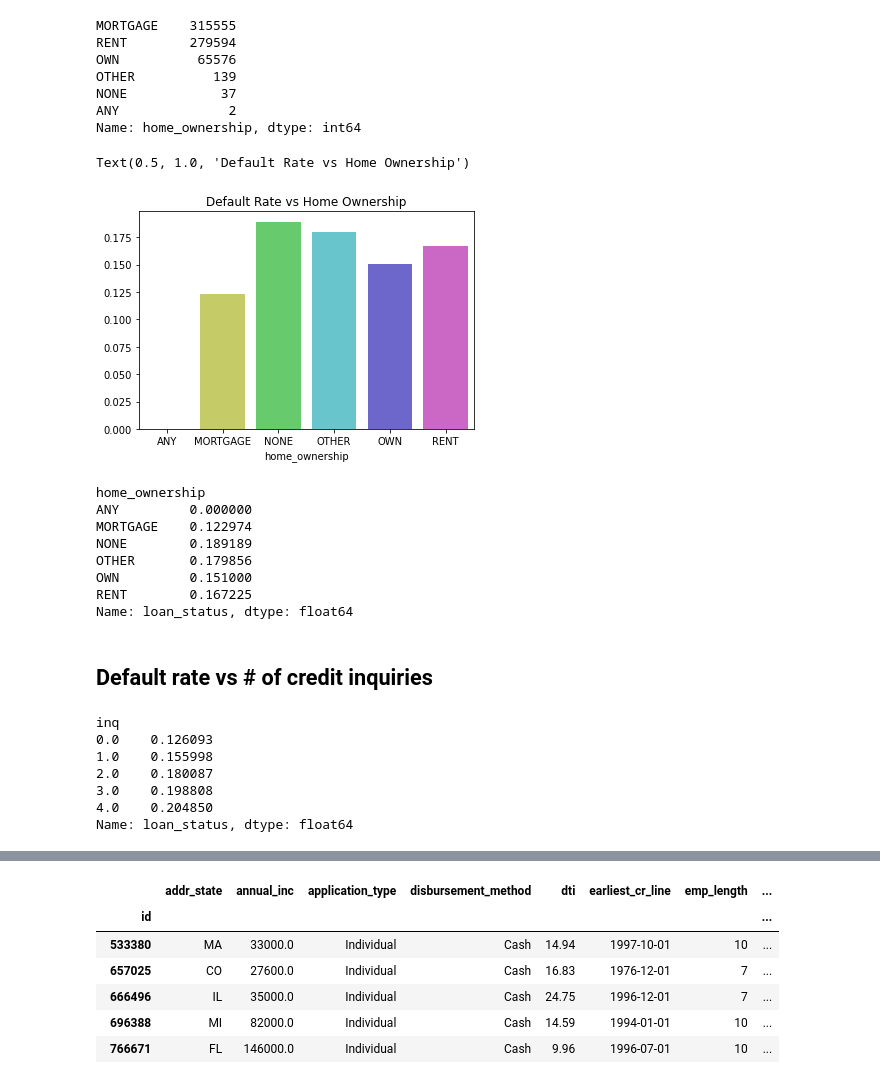
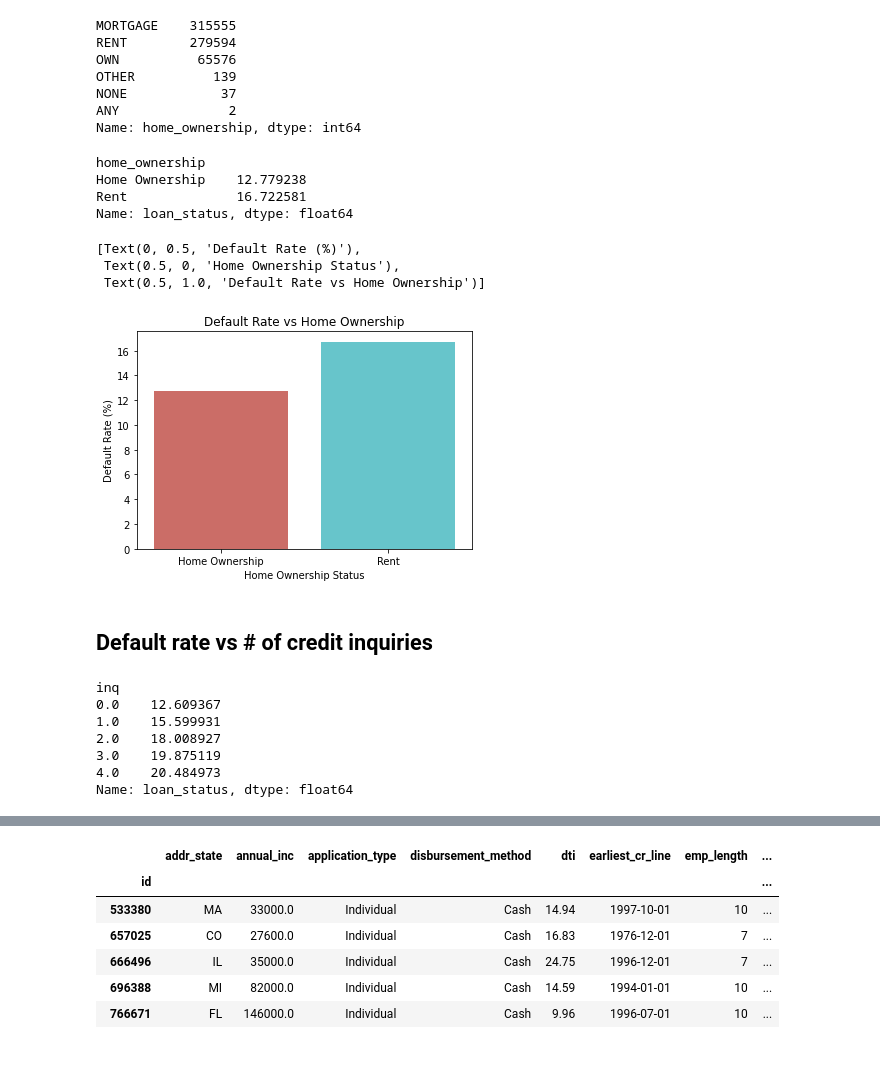
Before and after one commit to DPWasserman/lending-club, a Jupyter notebook: EDA/JJ_EDA_Visualization_collab (1).ipynb, the cells around one changed output, grey strips where cells are left out. Saved outputs shown, nothing was run; the diff lists cells and outputs as text; code cells hidden in the pictures.

```diff
--- a/EDA/JJ_EDA_Visualization_collab (1).ipynb
+++ b/EDA/JJ_EDA_Visualization_collab (1).ipynb
@@ -525,24 +528,29 @@ Name: home_ownership, dtype: int64
+# %%
+home['home_ownership'].replace('OWN', 'Home Ownership', inplace = True)
+# %%
+home['home_ownership'].replace('RENT', 'Rent', inplace = True)
+home['home_ownership'].replace('HOME OWNERSHIP', 'Home Ownership', inplace = True)
+# %%
+home = home[~home['home_ownership'].isin(['OTHER', 'NONE', 'ANY'])]
+# %%
+default_home = home.groupby('home_ownership').mean()['loan_status']
+default_home = (1-default_home) * 100
+default_home
+# %% [output]
+home_ownership
+Home Ownership    12.779238
+Rent              16.722581
+Name: loan_status, dtype: float64
 # %%
-sns.barplot(x=default_home.index, y=default_home.values, data=approved, palette='hls')
-plt.title('Default Rate vs Home Ownership')
+fig = sns.barplot(x=default_home.index, y=default_home.values, data=approved, palette='hls')
+fig.set(title = 'Default Rate vs Home Ownership', xlabel = 'Home Ownership Status', ylabel = 'Default Rate (%)')
 #remove any and order
 #mortgage, own = home ownership and rent - 2 bars
 # %% [output]
-Text(0.5, 1.0, 'Default Rate vs Home Ownership')
+[Text(0, 0.5, 'Default Rate (%)'),
+ Text(0.5, 0, 'Home Ownership Status'),
+ Text(0.5, 1.0, 'Default Rate vs Home Ownership')]
-[figure, old version]
+[figure, new version]
-# %%
-default_home = approved.groupby('home_ownership').mean()['loan_status']
-default_home = 1-default_home
-default_home
-# %% [output]
-home_ownership
-ANY         0.000000
-MORTGAGE    0.122974
-NONE        0.189189
-OTHER       0.179856
-OWN         0.151000
-RENT        0.167225
-Name: loan_status, dtype: float64
 # %%
 import seaborn as sns
 import matplotlib.pyplot as plt
@@ -553,15 +561,15 @@ import matplotlib.pyplot as plt
 approved['inq']=np.where(approved['inq_last_6mths']>=4,4,approved['inq_last_6mths'])
 # %%
 default_inqs = approved.groupby('inq').mean()['loan_status']
-default_inqs = 1-default_inqs
+default_inqs = (1-default_inqs) * 100
 default_inqs
 # %% [output]
 inq
-0.0    0.126093
-1.0    0.155998
-2.0    0.180087
-3.0    0.198808
-4.0    0.204850
+0.0    12.609367
+1.0    15.599931
+2.0    18.008927
+3.0    19.875119
+4.0    20.484973
 Name: loan_status, dtype: float64
 # %%
 approved['inq'].value_counts()
```
Also changed, not shown: parts of 16 cells of this notebook, 7 other files.
